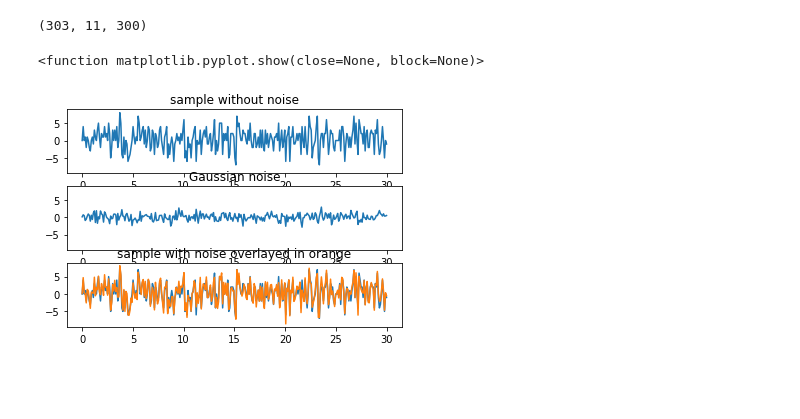
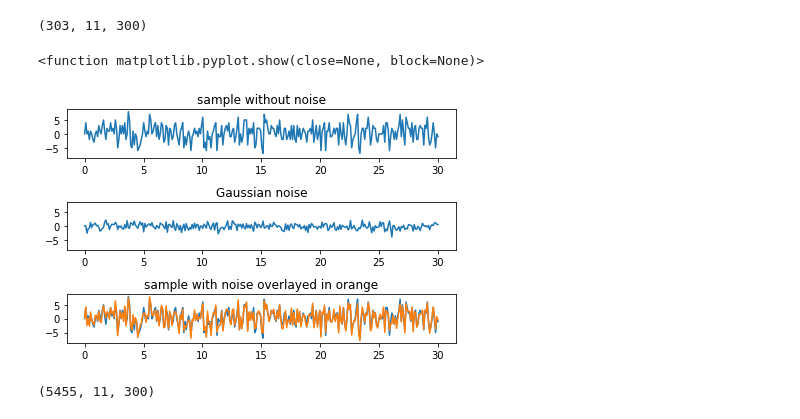
Before and after one commit to Kayzi0/SleepClass, a Jupyter notebook: augment.ipynb, the cells around one changed output. Saved outputs shown, nothing was run; the diff lists cells and outputs as text; code cells hidden in the pictures; blank space fills up the shorter version.

```diff
--- a/augment.ipynb
+++ b/augment.ipynb
@@ -34,23 +34,29 @@ n1data.shape
 # %%
 #plot sample data and noise over it
 fig, axs = plt.subplots(3, sharey = True)
-fig.tight_layout
+
 
 n1sample = n1data[0,0,:]
 x = np.linspace(0,30,300)
 axs[0].plot(x, n1sample)
 axs[0].set_title("sample without noise")
 #plt.show
 
 noise = generate_noise()
 axs[1].plot(x,noise)
 axs[1].set_title("Gaussian noise")
 
 axs[2].plot(x, n1sample)
 axs[2].plot(x, n1sample + noise)
 axs[2].set_title("sample with noise overlayed in orange")
-
+fig.tight_layout()
 plt.show
 # %% [output]
 <function matplotlib.pyplot.show(close=None, block=None)>
-[figure, old version]
+[figure, new version]
+# %%
+augmented_data = np.copy(data)
+augmented_labels = np.copy(labels)
+augmented_data.shape
+# %% [output]
+(5455, 11, 300)
```
Also changed, not shown: parts of 3 cells of this notebook.
